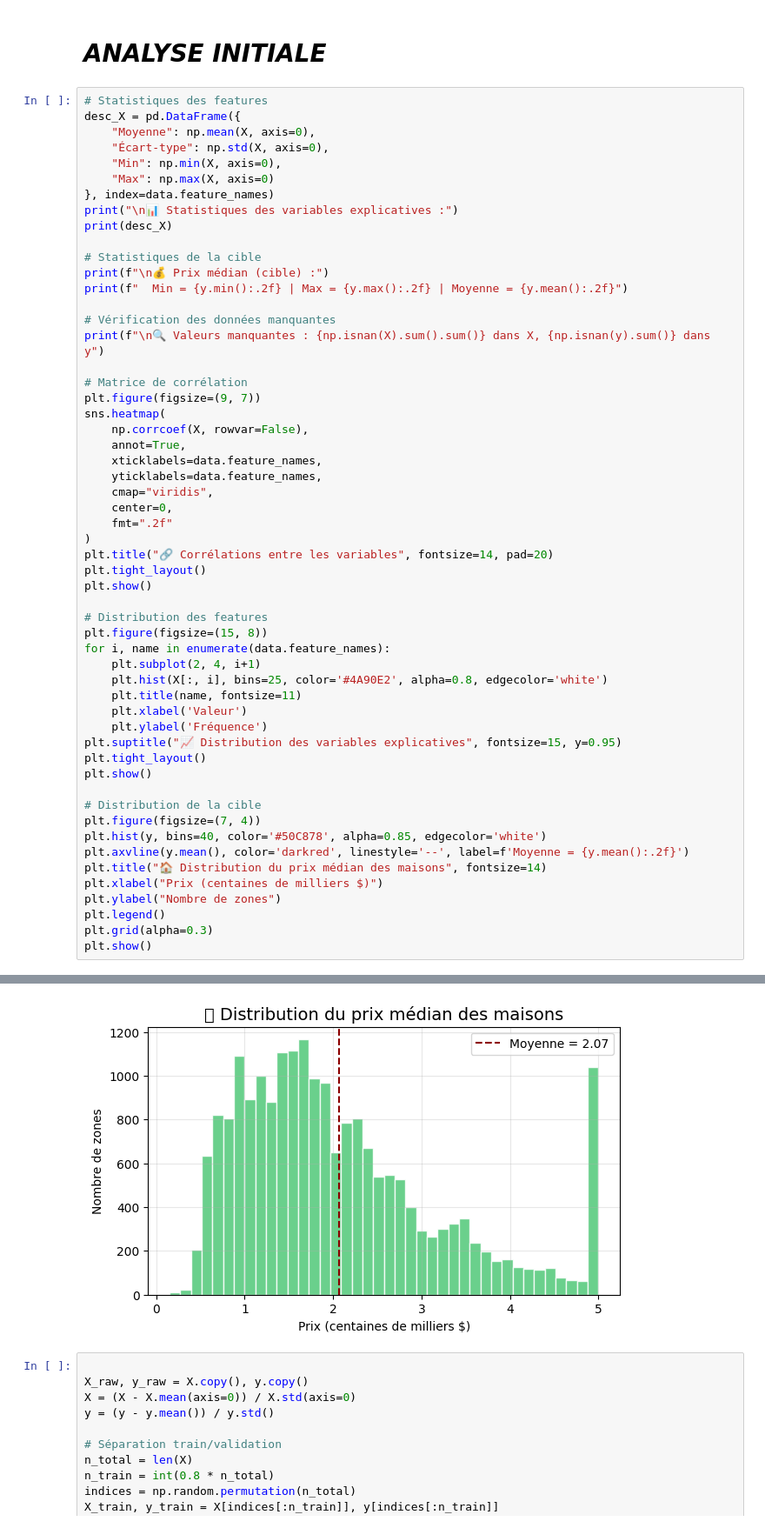
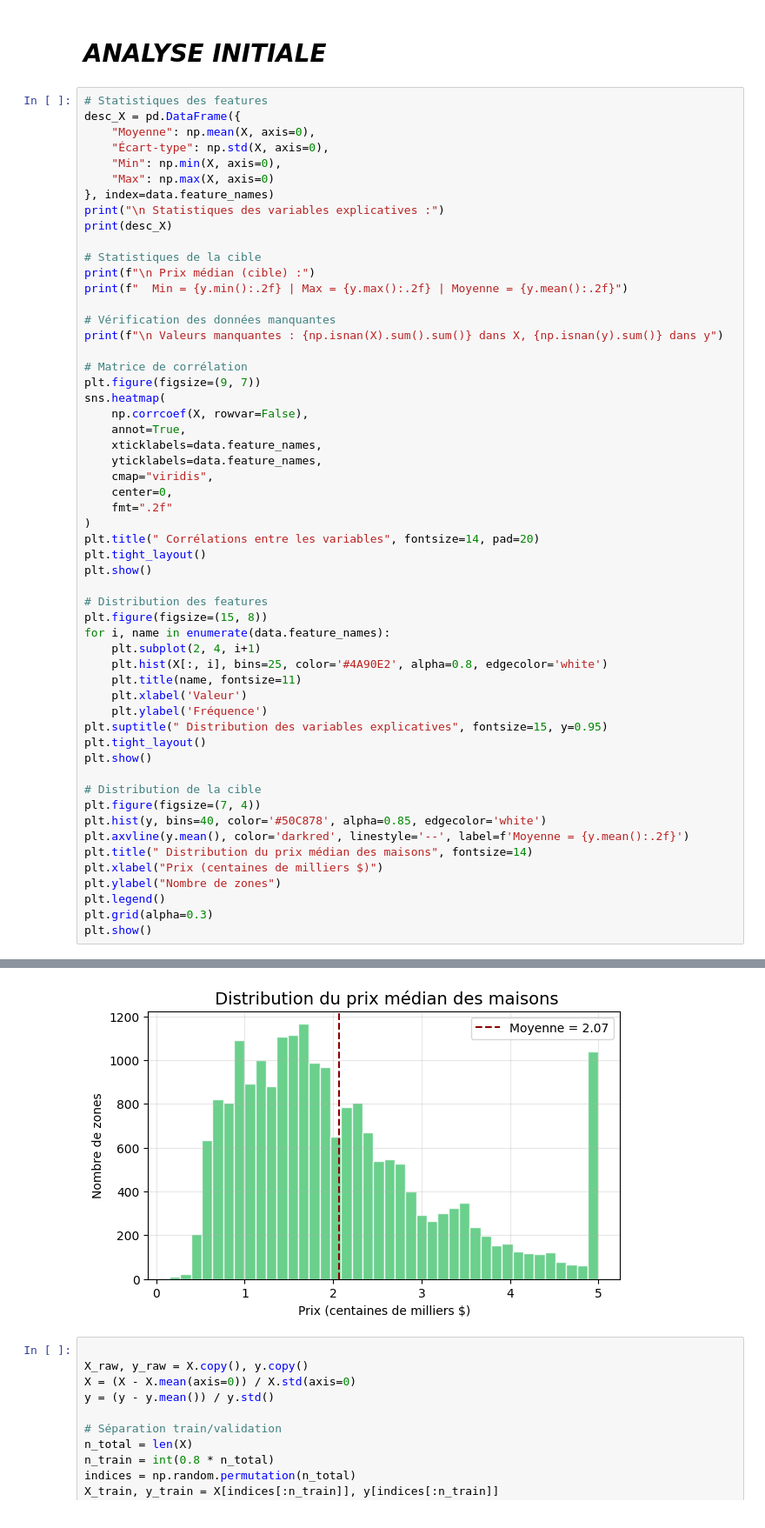
Before and after one commit to HustleHard304/Optimisation-des-donn-es_, a Jupyter notebook: C30813_TP_OPTIMISATION.ipynb, the cells around one changed output, grey strips where cells are left out. Shown at 87% size. Saved outputs shown, nothing was run; the diff lists cells and outputs as text.

```diff
--- a/C30813_TP_OPTIMISATION.ipynb
+++ b/C30813_TP_OPTIMISATION.ipynb
@@ -27,15 +27,15 @@ desc_X = pd.DataFrame({
     "Min": np.min(X, axis=0),
     "Max": np.max(X, axis=0)
 }, index=data.feature_names)
-print("\n📊 Statistiques des variables explicatives :")
+print("\n Statistiques des variables explicatives :")
 print(desc_X)
 
 # Statistiques de la cible
-print(f"\n💰 Prix médian (cible) :")
+print(f"\n Prix médian (cible) :")
 print(f"  Min = {y.min():.2f} | Max = {y.max():.2f} | Moyenne = {y.mean():.2f}")
 
 # Vérification des données manquantes
-print(f"\n🔍 Valeurs manquantes : {np.isnan(X).sum().sum()} dans X, {np.isnan(y).sum()} dans y")
+print(f"\n Valeurs manquantes : {np.isnan(X).sum().sum()} dans X, {np.isnan(y).sum()} dans y")
 
 # Matrice de corrélation
 plt.figure(figsize=(9, 7))
@@ -48,7 +48,7 @@ sns.heatmap(
     center=0,
     fmt=".2f"
 )
-plt.title("🔗 Corrélations entre les variables", fontsize=14, pad=20)
+plt.title(" Corrélations entre les variables", fontsize=14, pad=20)
 plt.tight_layout()
 plt.show()
 
@@ -60,7 +60,7 @@ for i, name in enumerate(data.feature_names):
     plt.title(name, fontsize=11)
     plt.xlabel('Valeur')
     plt.ylabel('Fréquence')
-plt.suptitle("📈 Distribution des variables explicatives", fontsize=15, y=0.95)
+plt.suptitle(" Distribution des variables explicatives", fontsize=15, y=0.95)
 plt.tight_layout()
 plt.show()
 
@@ -68,7 +68,7 @@ plt.show()
 plt.figure(figsize=(7, 4))
 plt.hist(y, bins=40, color='#50C878', alpha=0.85, edgecolor='white')
 plt.axvline(y.mean(), color='darkred', linestyle='--', label=f'Moyenne = {y.mean():.2f}')
-plt.title("🏠 Distribution du prix médian des maisons", fontsize=14)
+plt.title(" Distribution du prix médian des maisons", fontsize=14)
 plt.xlabel("Prix (centaines de milliers $)")
 plt.ylabel("Nombre de zones")
 plt.legend()
@@ -94,5 +94,5 @@ Longitude   -119.569704     2.003483 -124.350000   -114.310000
 [figure]
-[figure, old version]
+[figure, new version]
 # %%
 
 X_raw, y_raw = X.copy(), y.copy()
```
Also changed, not shown: parts of 6 cells of this notebook.
